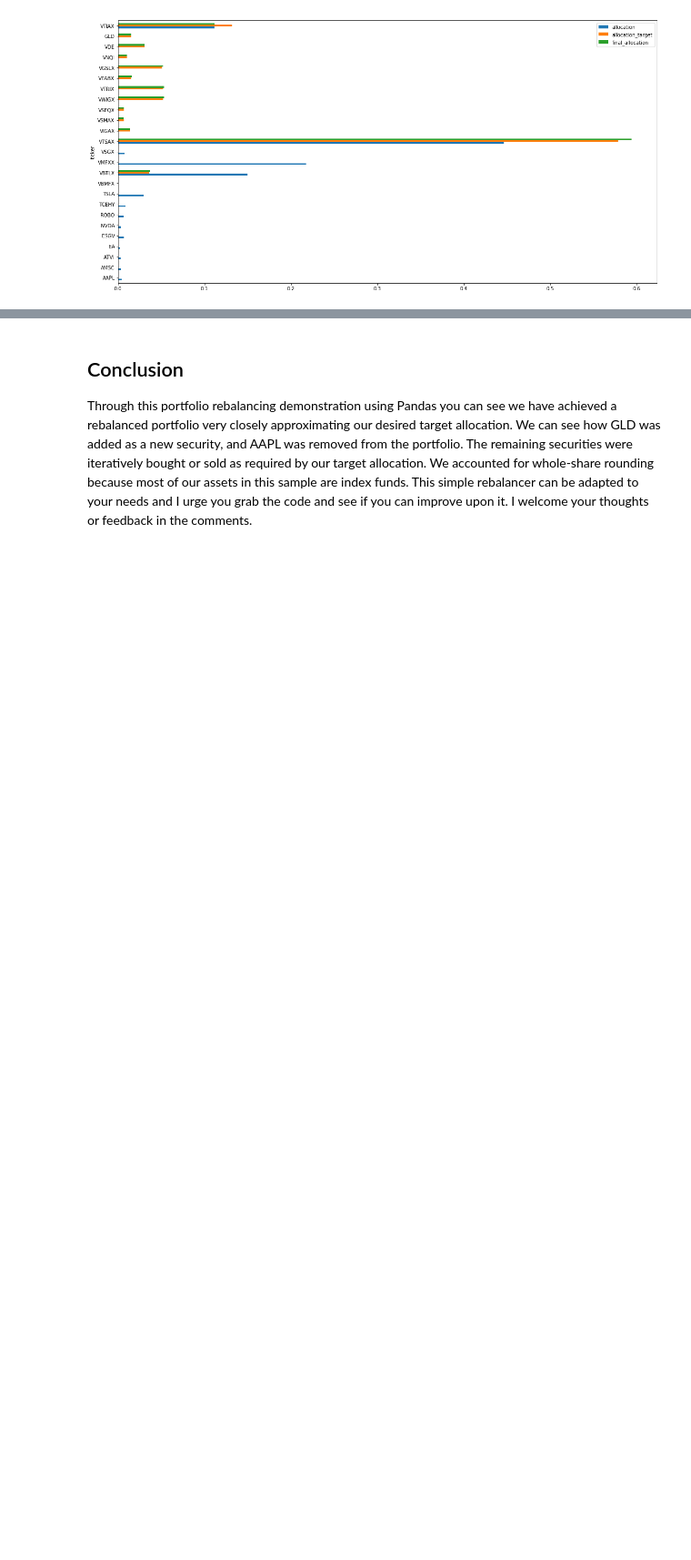
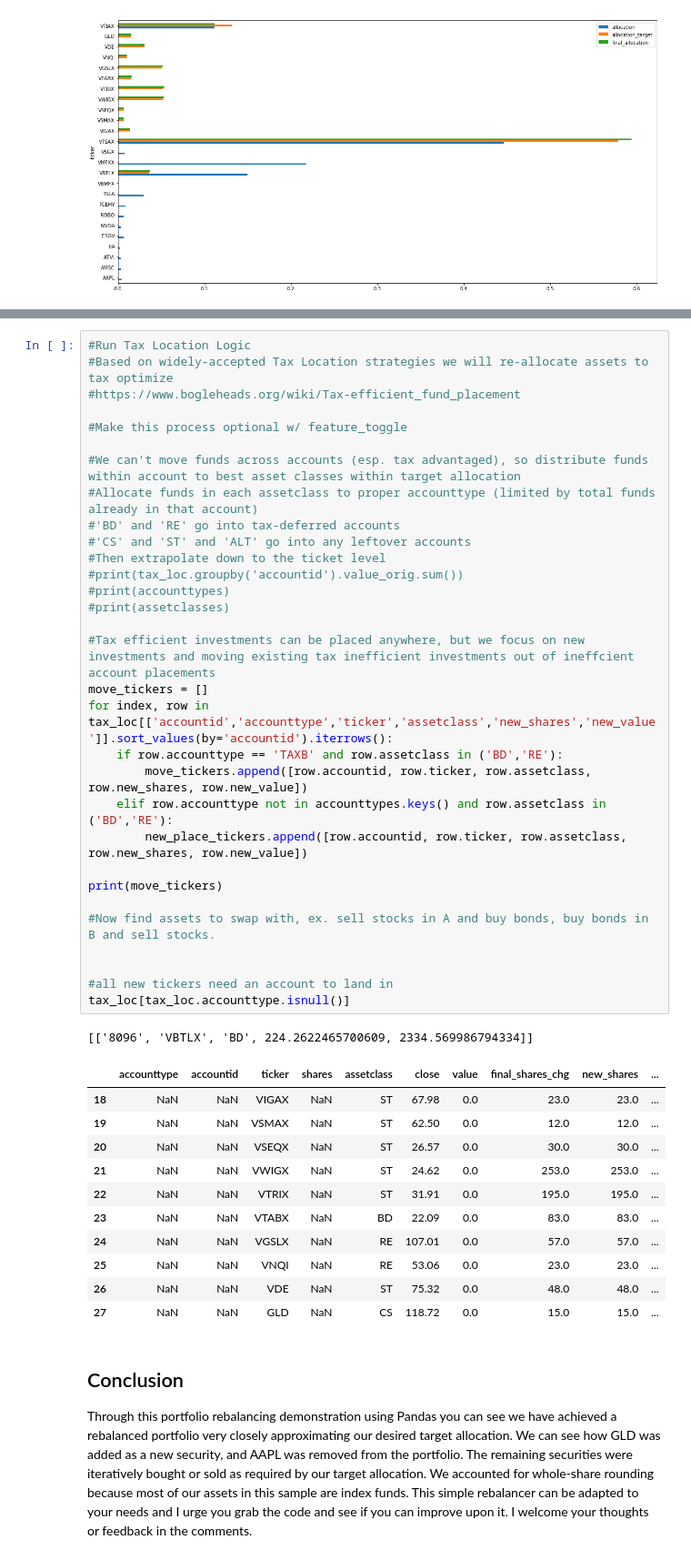
Before and after one commit to pogoetic/rebalance, a Jupyter notebook: portfolio_rebalance.ipynb, the cells around one changed output, grey strips where cells are left out. Shown at 91% size. Drawn from its saved outputs; the diff is of its cells as text; blank space fills up the shorter version.

```diff
--- a/portfolio_rebalance.ipynb
+++ b/portfolio_rebalance.ipynb
@@ -342,3 +398,47 @@ graph_port.plot.barh(x='ticker',figsize=(20,10))
+# %%
+#Run Tax Location Logic
+#Based on widely-accepted Tax Location strategies we will re-allocate assets to tax optimize
+#https://www.bogleheads.org/wiki/Tax-efficient_fund_placement
+
+#Make this process optional w/ feature_toggle
+
+#We can't move funds across accounts (esp. tax advantaged), so distribute funds within account to best asset classes within target allocation
+#Allocate funds in each assetclass to proper accounttype (limited by total funds already in that account)
+#'BD' and 'RE' go into tax-deferred accounts
+#'CS' and 'ST' and 'ALT' go into any leftover accounts
+#Then extrapolate down to the ticket level
+#print(tax_loc.groupby('accountid').value_orig.sum())
+#print(accounttypes)
+#print(assetclasses)
+
+#Tax efficient investments can be placed anywhere, but we focus on new investments and moving existing tax inefficient investments out of ineffcient account placements
+move_tickers = []
+for index, row in tax_loc[['accountid','accounttype','ticker','assetclass','new_shares','new_value']].sort_values(by='accountid').iterrows():
+    if row.accounttype == 'TAXB' and row.assetclass in ('BD','RE'):
+        move_tickers.append([row.accountid, row.ticker, row.assetclass, row.new_shares, row.new_value])
+    elif row.accounttype not in accounttypes.keys() and row.assetclass in ('BD','RE'):
+        new_place_tickers.append([row.accountid, row.ticker, row.assetclass, row.new_shares, row.new_value])
+
+print(move_tickers)
+
+#Now find assets to swap with, ex. sell stocks in A and buy bonds, buy bonds in B and sell stocks.
+
+
+#all new tickers need an account to land in
+tax_loc[tax_loc.accounttype.isnull()]
+# %% [output]
+[['8096', 'VBTLX', 'BD', 224.2622465700609, 2334.569986794334]]
+|  | accounttype | accountid | ticker | shares | assetclass | close | value | final_shares_chg | new_shares | ... |
+| 18 | NaN | NaN | VIGAX | NaN | ST | 67.98 | 0.0 | 23.0 | 23.0 | ... |
+| 19 | NaN | NaN | VSMAX | NaN | ST | 62.50 | 0.0 | 12.0 | 12.0 | ... |
+| 20 | NaN | NaN | VSEQX | NaN | ST | 26.57 | 0.0 | 30.0 | 30.0 | ... |
+| 21 | NaN | NaN | VWIGX | NaN | ST | 24.62 | 0.0 | 253.0 | 253.0 | ... |
+| 22 | NaN | NaN | VTRIX | NaN | ST | 31.91 | 0.0 | 195.0 | 195.0 | ... |
+| 23 | NaN | NaN | VTABX | NaN | BD | 22.09 | 0.0 | 83.0 | 83.0 | ... |
+| 24 | NaN | NaN | VGSLX | NaN | RE | 107.01 | 0.0 | 57.0 | 57.0 | ... |
+| 25 | NaN | NaN | VNQI | NaN | RE | 53.06 | 0.0 | 23.0 | 23.0 | ... |
+| 26 | NaN | NaN | VDE | NaN | ST | 75.32 | 0.0 | 48.0 | 48.0 | ... |
+| 27 | NaN | NaN | GLD | NaN | CS | 118.72 | 0.0 | 15.0 | 15.0 | ... |
 # %% [markdown]
 ## Conclusion
 Through this portfolio rebalancing demonstration using Pandas you can see we have achieved a rebalanced portfolio very closely approximating our desired target allocation. We can see how GLD was added as a new security, and AAPL was removed from the portfolio. The remaining securities were iteratively bought or sold as required by our target allocation. We accounted for whole-share rounding because most of our assets in this sample are index funds. This simple rebalancer can be adapted to your needs and I urge you grab the code and see if you can improve upon it. I welcome your thoughts or feedback in the comments.
```
Also changed, not shown: parts of 7 cells of this notebook.
